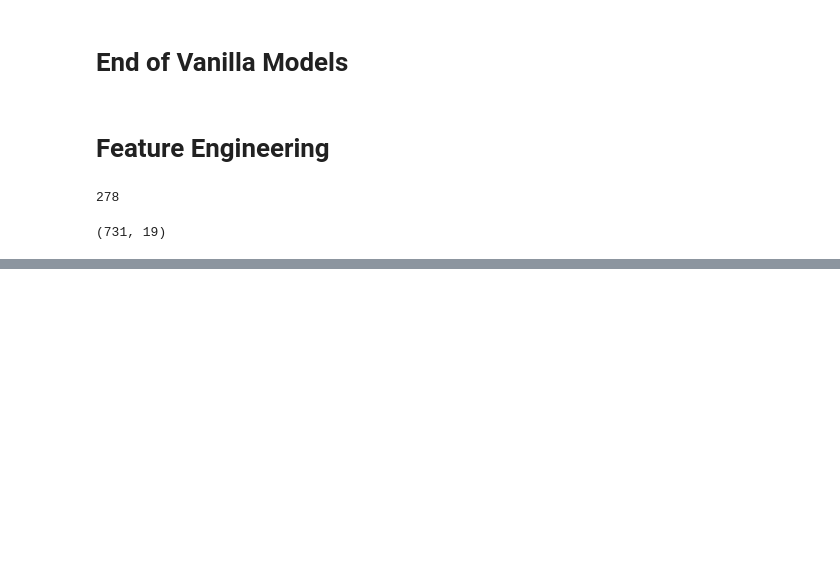
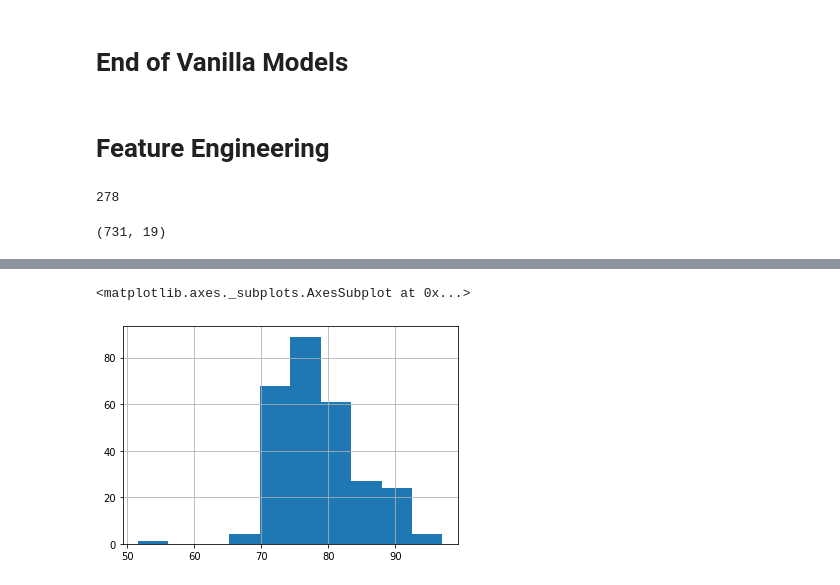
Before and after one commit to ipatel467/Spotify-Project, a Jupyter notebook: Spotify.ipynb, the cells around one changed output, grey strips where cells are left out. Saved outputs shown, nothing was run; the diff lists cells and outputs as text; code cells hidden in the pictures; blank space fills up the shorter version.

```diff
--- a/Spotify.ipynb
+++ b/Spotify.ipynb
@@ -529,3 +529,8 @@ df.head()
 | 4 | Pop Smoke | What You Know Bout Love | 1tkg4EHVoqnhR6iFEXb60y | 96 | 0.6500 | 0.709 | 160000 | 0.548 | ... |
 # %%
 pop_df = df.groupby('artist_name').agg({'popularity':'mean'}).reset_index()
+# %%
+pop_df['popularity'].hist()
+# %% [output]
+<matplotlib.axes._subplots.AxesSubplot at 0x...>
+[figure, added]
```
Also changed, not shown: parts of 1 cell of this notebook.
